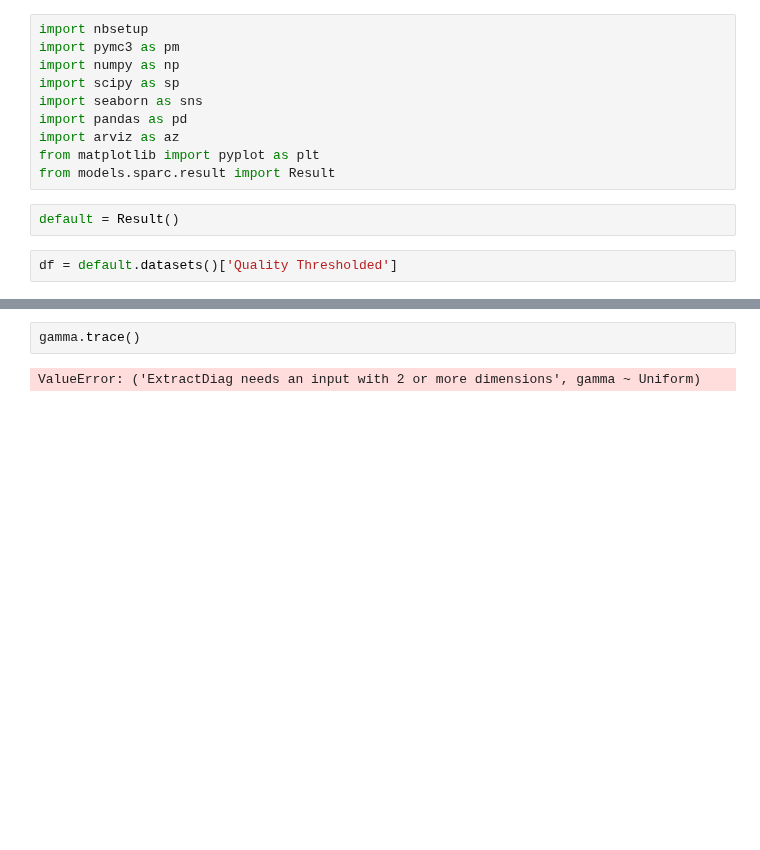
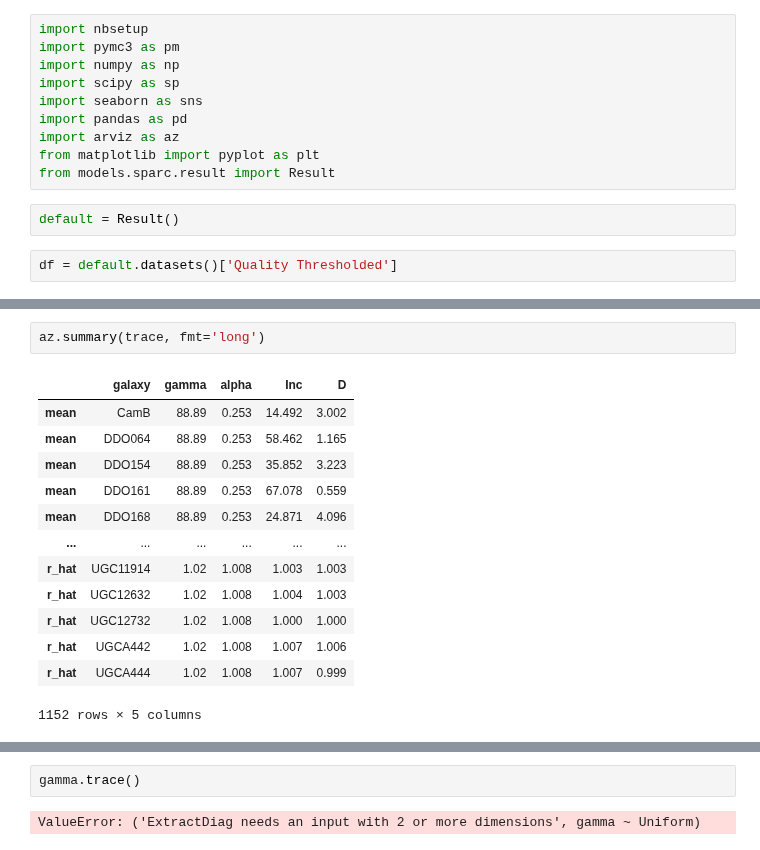
Before and after one commit to timjdavey/galactus, a Jupyter notebook: notebooks/MCMC galaxy.ipynb, the cells around one changed output, grey strips where cells are left out. Drawn from its saved outputs; the diff is of its cells as text; blank space fills up the shorter version.

```diff
--- a/notebooks/MCMC galaxy.ipynb
+++ b/notebooks/MCMC galaxy.ipynb
@@ -79,0 +107,16 @@ The estimated number of effective samples is smaller than 200 for some parameter
+# %%
+az.summary(trace, fmt='long')
+# %% [output]
+|  | galaxy | gamma | alpha | Inc | D |
+| mean | CamB | 88.89 | 0.253 | 14.492 | 3.002 |
+| mean | DDO064 | 88.89 | 0.253 | 58.462 | 1.165 |
+| mean | DDO154 | 88.89 | 0.253 | 35.852 | 3.223 |
+| mean | DDO161 | 88.89 | 0.253 | 67.078 | 0.559 |
+| mean | DDO168 | 88.89 | 0.253 | 24.871 | 4.096 |
+| ... | ... | ... | ... | ... | ... |
+| r_hat | UGC11914 | 1.02 | 1.008 | 1.003 | 1.003 |
+| r_hat | UGC12632 | 1.02 | 1.008 | 1.004 | 1.003 |
+| r_hat | UGC12732 | 1.02 | 1.008 | 1.000 | 1.000 |
+| r_hat | UGCA442 | 1.02 | 1.008 | 1.007 | 1.006 |
+| r_hat | UGCA444 | 1.02 | 1.008 | 1.007 | 0.999 |
+1152 rows × 5 columns
```
Also changed, not shown: parts of 16 cells of this notebook, 3 other files.
